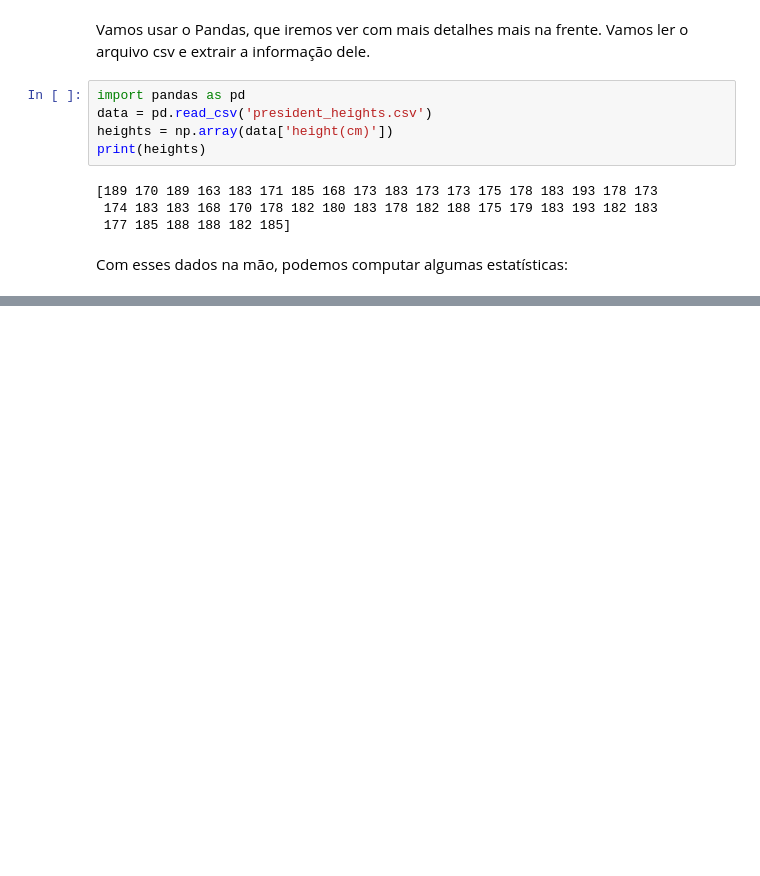
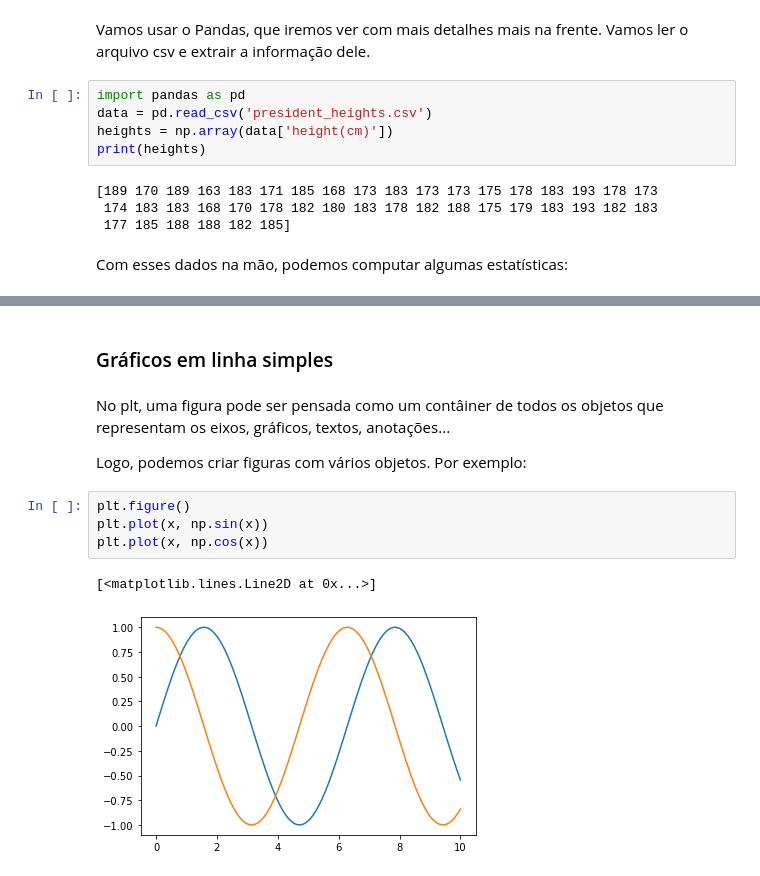
Before and after one commit to wlcosta/voxar-ml-workshop, a Jupyter notebook: ML_Workshop.ipynb, the cells around one changed output, grey strips where cells are left out. Cells and saved outputs as stored; diff of their text form; blank space fills up the shorter version.

```diff
--- a/ML_Workshop.ipynb
+++ b/ML_Workshop.ipynb
@@ -454,0 +572,13 @@ print("Máximo:    ", heights.max())
+# %% [markdown]
+### Gráficos em linha simples
+# %% [markdown]
+No plt, uma figura pode ser pensada como um contâiner de todos os objetos que representam os eixos, gráficos, textos, anotações...
+
+Logo, podemos criar figuras com vários objetos. Por exemplo:
+# %%
+plt.figure()
+plt.plot(x, np.sin(x))
+plt.plot(x, np.cos(x))
+# %% [output]
+[<matplotlib.lines.Line2D at 0x...>]
+[figure, added]
```
Also changed, not shown: parts of 106 cells of this notebook.
